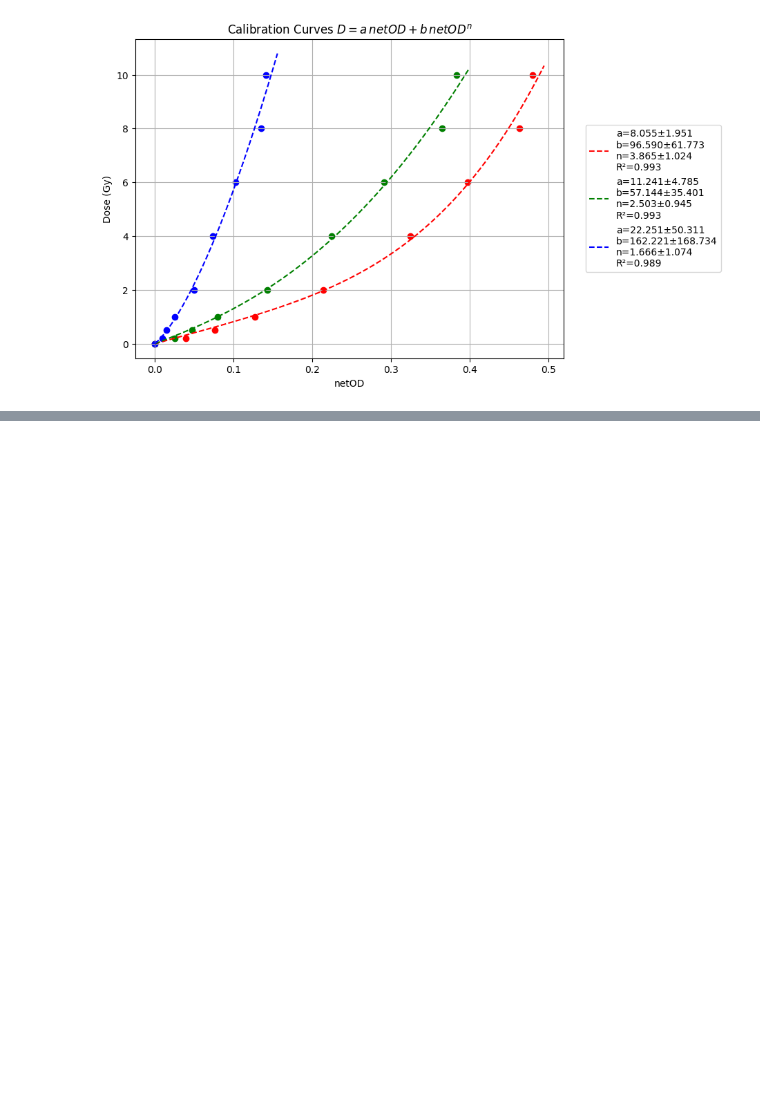
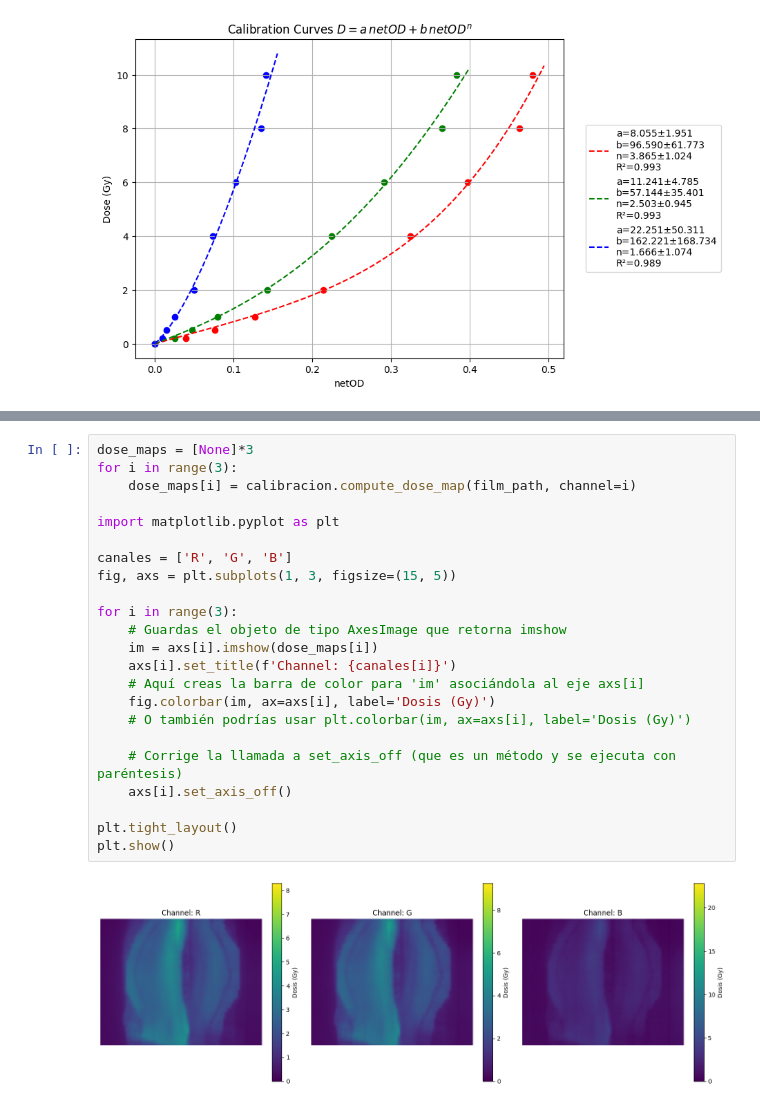
Before and after one commit to eduardoh27/FilmQADose, a Jupyter notebook: app/import.ipynb, the cells around one changed output, grey strips where cells are left out. Saved outputs shown, nothing was run; the diff lists cells and outputs as text; blank space fills up the shorter version.

```diff
--- a/app/import.ipynb
+++ b/app/import.ipynb
@@ -49,0 +107,25 @@ calibracion.graph_calibration_curve()
+# %%
+dose_maps = [None]*3
+for i in range(3):
+    dose_maps[i] = calibracion.compute_dose_map(film_path, channel=i)
+
+import matplotlib.pyplot as plt
+
+canales = ['R', 'G', 'B']
+fig, axs = plt.subplots(1, 3, figsize=(15, 5))
+
+for i in range(3):
+    # Guardas el objeto de tipo AxesImage que retorna imshow
+    im = axs[i].imshow(dose_maps[i])
+    axs[i].set_title(f'Channel: {canales[i]}')
+    # Aquí creas la barra de color para 'im' asociándola al eje axs[i]
+    fig.colorbar(im, ax=axs[i], label='Dosis (Gy)')
+    # O también podrías usar plt.colorbar(im, ax=axs[i], label='Dosis (Gy)')
+
+    # Corrige la llamada a set_axis_off (que es un método y se ejecuta con paréntesis)
+    axs[i].set_axis_off()
+
+plt.tight_layout()
+plt.show()
+# %% [output]
+[figure, added]
```
Also changed, not shown: parts of 11 cells of this notebook, 8 other files.
